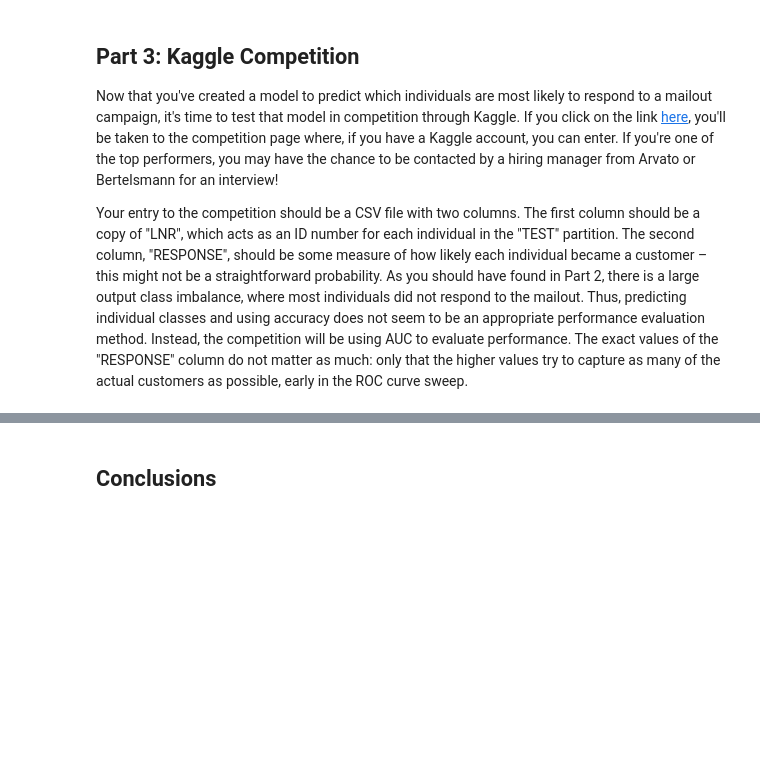
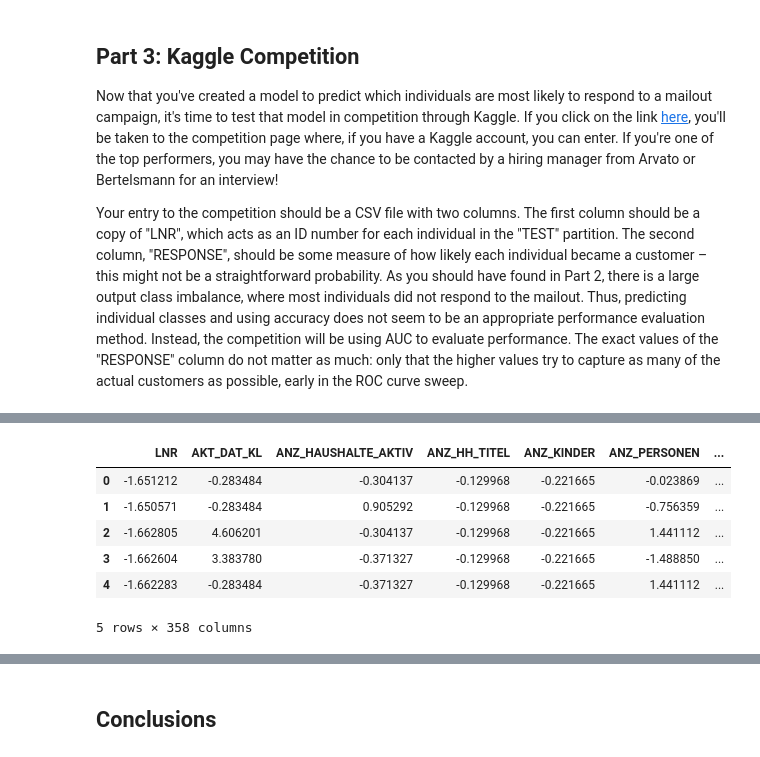
Before and after one commit to ursulahneumann/Arvato_capstone, a Jupyter notebook: Arvato_capstone.ipynb, the cells around one changed output, grey strips where cells are left out. Drawn from its saved outputs; the diff is of its cells as text; code cells hidden in the pictures; blank space fills up the shorter version.

```diff
--- a/Arvato_capstone.ipynb
+++ b/Arvato_capstone.ipynb
@@ -1703,0 +1818,12 @@ Your entry to the competition should be a CSV file with two columns. The first c
+# %%
+# Apply feature scaling to the test df
+test = pd.DataFrame(scaler.transform(test), columns = test.columns)
+test.head()
+# %% [output]
+|  | LNR | AKT_DAT_KL | ANZ_HAUSHALTE_AKTIV | ANZ_HH_TITEL | ANZ_KINDER | ANZ_PERSONEN | ... |
+| 0 | -1.651212 | -0.283484 | -0.304137 | -0.129968 | -0.221665 | -0.023869 | ... |
+| 1 | -1.650571 | -0.283484 | 0.905292 | -0.129968 | -0.221665 | -0.756359 | ... |
+| 2 | -1.662805 | 4.606201 | -0.304137 | -0.129968 | -0.221665 | 1.441112 | ... |
+| 3 | -1.662604 | 3.383780 | -0.371327 | -0.129968 | -0.221665 | -1.488850 | ... |
+| 4 | -1.662283 | -0.283484 | -0.371327 | -0.129968 | -0.221665 | 1.441112 | ... |
+5 rows × 358 columns
```
Also changed, not shown: parts of 15 cells of this notebook.
